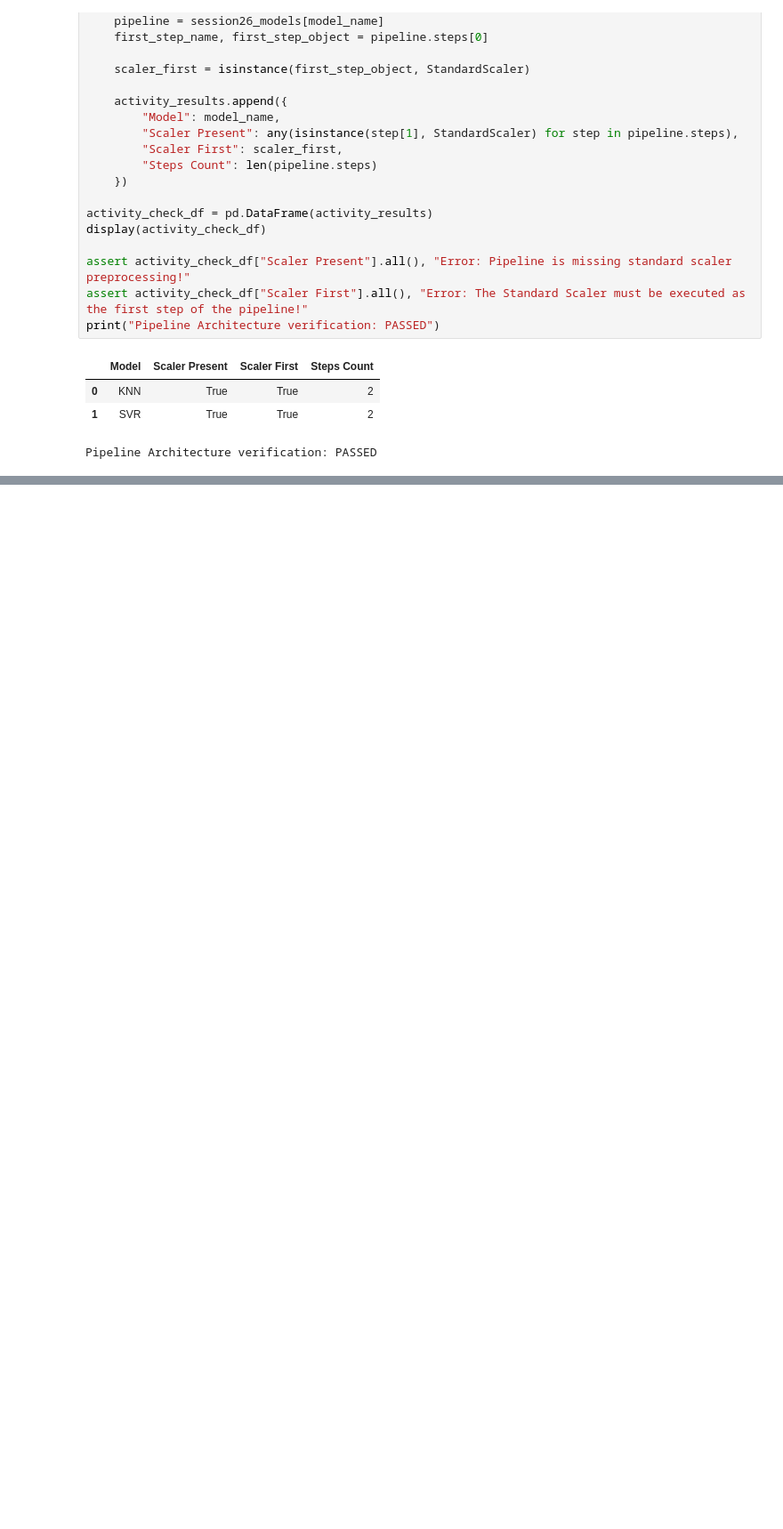
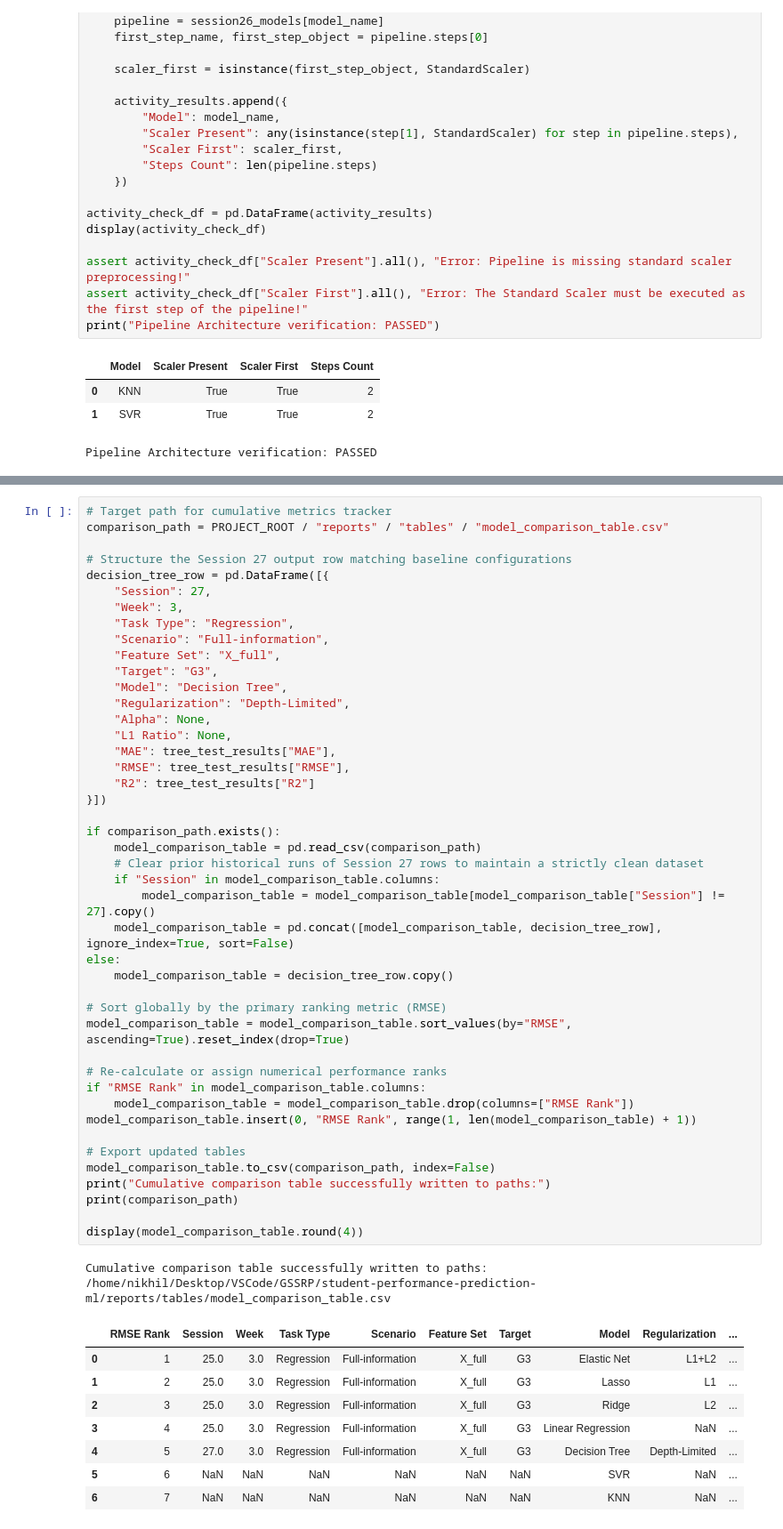
Before and after one commit to NDracorex/student-performance-ml, a Jupyter notebook: notebooks/05_regression_models.ipynb, the cells around one changed output, grey strips where cells are left out. Shown at 89% size. Drawn from its saved outputs; the diff is of its cells as text; blank space fills up the shorter version.

Commit message:
Add Session 27 decision tree regression baseline

```diff
--- a/notebooks/05_regression_models.ipynb
+++ b/notebooks/05_regression_models.ipynb
@@ -416,0 +475,55 @@ Pipeline Architecture verification: PASSED
+# %%
+# Target path for cumulative metrics tracker
+comparison_path = PROJECT_ROOT / "reports" / "tables" / "model_comparison_table.csv"
+
+# Structure the Session 27 output row matching baseline configurations
+decision_tree_row = pd.DataFrame([{
+    "Session": 27,
+    "Week": 3,
+    "Task Type": "Regression",
+    "Scenario": "Full-information",
+    "Feature Set": "X_full",
+    "Target": "G3",
+    "Model": "Decision Tree",
+    "Regularization": "Depth-Limited",
+    "Alpha": None,
+    "L1 Ratio": None,
+    "MAE": tree_test_results["MAE"],
+    "RMSE": tree_test_results["RMSE"],
+    "R2": tree_test_results["R2"]
+}])
+
+if comparison_path.exists():
+    model_comparison_table = pd.read_csv(comparison_path)
+    # Clear prior historical runs of Session 27 rows to maintain a strictly clean dataset
+    if "Session" in model_comparison_table.columns:
+        model_comparison_table = model_comparison_table[model_comparison_table["Session"] != 27].copy()
+    model_comparison_table = pd.concat([model_comparison_table, decision_tree_row], ignore_index=True, sort=False)
+else:
+    model_comparison_table = decision_tree_row.copy()
+
+# Sort globally by the primary ranking metric (RMSE)
+model_comparison_table = model_comparison_table.sort_values(by="RMSE", ascending=True).reset_index(drop=True)
+
+# Re-calculate or assign numerical performance ranks
+if "RMSE Rank" in model_comparison_table.columns:
+    model_comparison_table = model_comparison_table.drop(columns=["RMSE Rank"])
+model_comparison_table.insert(0, "RMSE Rank", range(1, len(model_comparison_table) + 1))
+
+# Export updated tables
+model_comparison_table.to_csv(comparison_path, index=False)
+print("Cumulative comparison table successfully written to paths:")
+print(comparison_path)
+
+display(model_comparison_table.round(4))
+# %% [output]
+Cumulative comparison table successfully written to paths:
+/home/nikhil/Desktop/VSCode/GSSRP/student-performance-prediction-ml/reports/tables/model_comparison_table.csv
+|  | RMSE Rank | Session | Week | Task Type | Scenario | Feature Set | Target | Model | Regularization | ... |
+| 0 | 1 | 25.0 | 3.0 | Regression | Full-information | X_full | G3 | Elastic Net | L1+L2 | ... |
+| 1 | 2 | 25.0 | 3.0 | Regression | Full-information | X_full | G3 | Lasso | L1 | ... |
+| 2 | 3 | 25.0 | 3.0 | Regression | Full-information | X_full | G3 | Ridge | L2 | ... |
+| 3 | 4 | 25.0 | 3.0 | Regression | Full-information | X_full | G3 | Linear Regression | NaN | ... |
+| 4 | 5 | 27.0 | 3.0 | Regression | Full-information | X_full | G3 | Decision Tree | Depth-Limited | ... |
+| 5 | 6 | NaN | NaN | NaN | NaN | NaN | NaN | SVR | NaN | ... |
+| 6 | 7 | NaN | NaN | NaN | NaN | NaN | NaN | KNN | NaN | ... |
```
Also changed, not shown: parts of 5 cells of this notebook, 1 other file.
